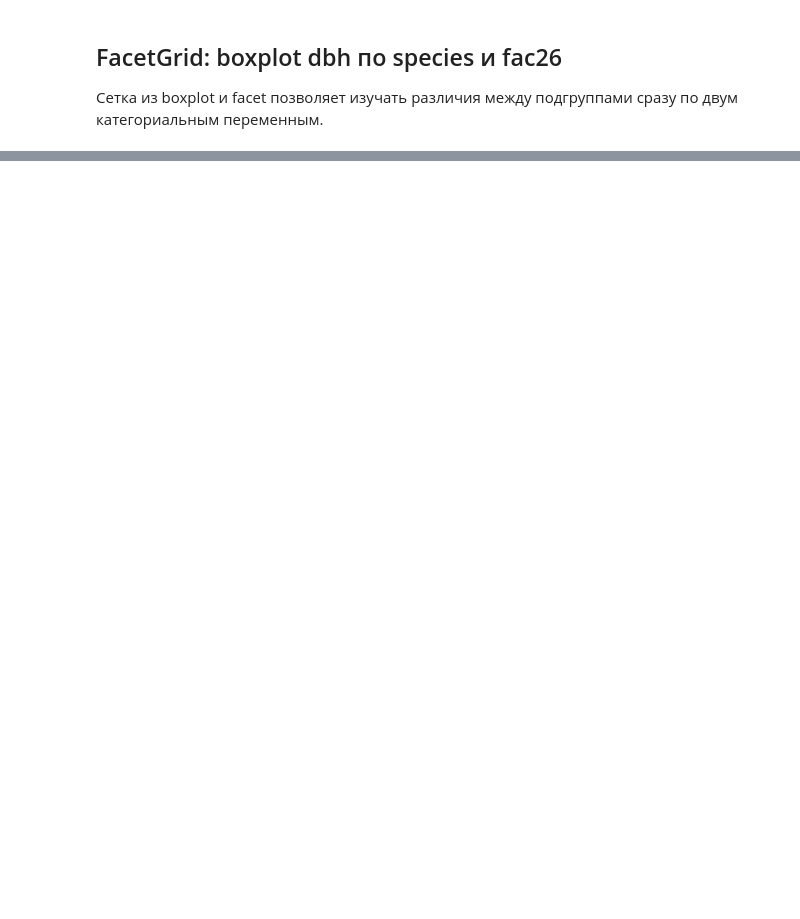
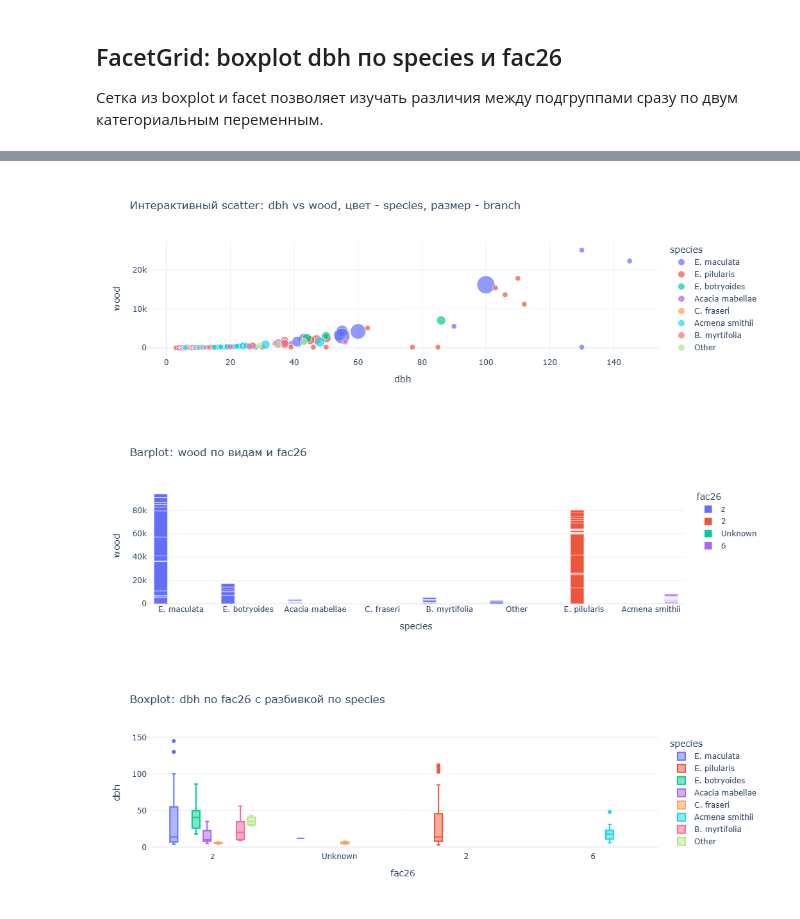
Before and after one commit to aclimova/Klimova-75-63-project, a Jupyter notebook: notebooks/EDA.ipynb, the cells around one changed output, grey strips where cells are left out. Drawn from its saved outputs; the diff is of its cells as text; code cells hidden in the pictures; blank space fills up the shorter version.

```diff
--- a/notebooks/EDA.ipynb
+++ b/notebooks/EDA.ipynb
@@ -326,0 +310,39 @@ plt.show()
+# %%
+import plotly.express as px
+
+fig1 = px.scatter(
+    df,
+    x='dbh',
+    y='wood',
+    color='species',
+    size='branch',
+    hover_data=['fac26'],
+    title='Интерактивный scatter: dbh vs wood, цвет - species, размер - branch',
+    template='plotly_white'
+)
+fig1.show()
+
+fig2 = px.bar(
+    df,
+    x='species',
+    y='wood',
+    color='fac26',
+    title='Barplot: wood по видам и fac26',
+    template='plotly_white',
+    barmode='group'
+)
+fig2.show()
+
+fig3 = px.box(
+    df,
+    x="fac26",
+    y="dbh",
+    color="species",
+    title='Boxplot: dbh по fac26 с разбивкой по species',
+    template='plotly_white'
+)
+fig3.show()
+# %% [output]
+[figure, added]
+[figure, added]
+[figure, added]
```
Also changed, not shown: parts of 11 cells of this notebook.
